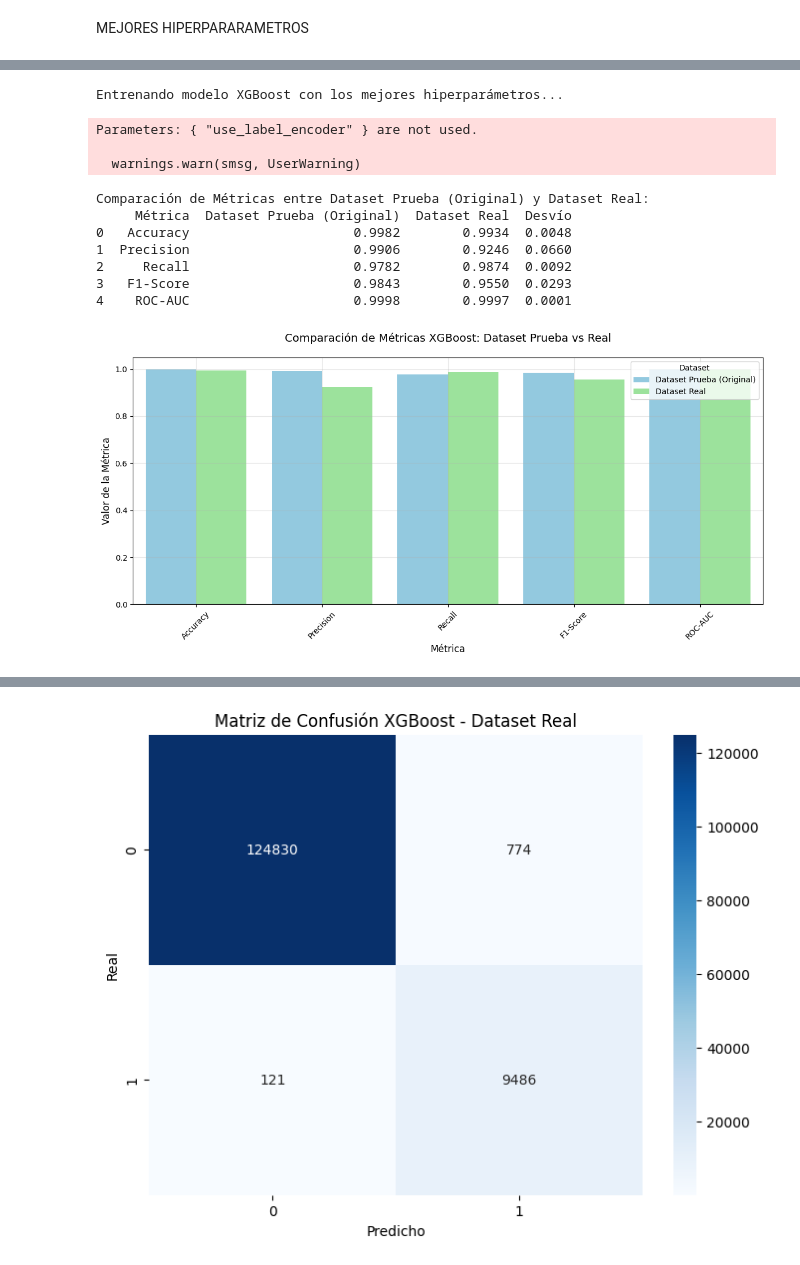
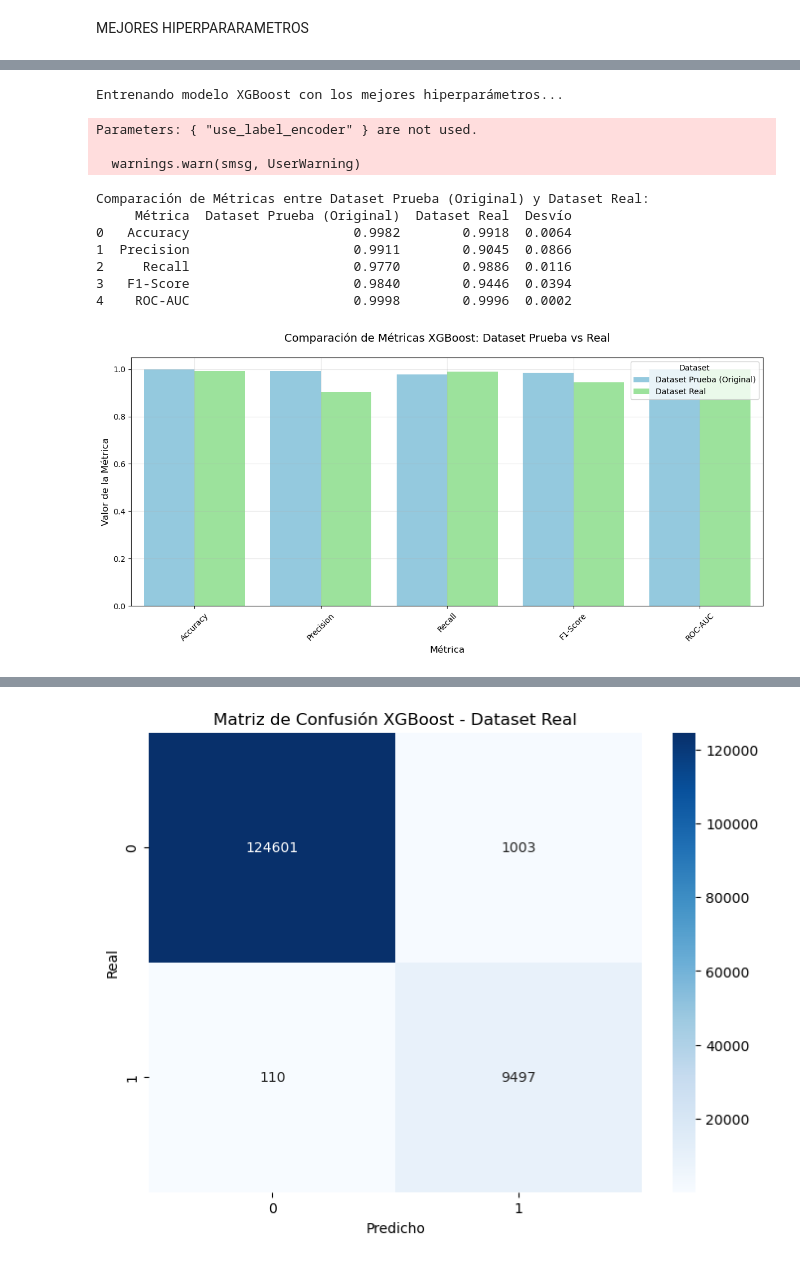
Before and after one commit to marcosrojas1990/TesisMaestriaCienciadeDatos-MarcosRojas, a Jupyter notebook: 2.4. Tesis Maestría de Ciencia de Datos - XGBoost.ipynb, the cells around one changed output, grey strips where cells are left out. Saved outputs shown, nothing was run; the diff lists cells and outputs as text; code cells hidden in the pictures.

```diff
--- a/2.4. Tesis Maestría de Ciencia de Datos - XGBoost.ipynb
+++ b/2.4. Tesis Maestría de Ciencia de Datos - XGBoost.ipynb
@@ -155,7 +230,7 @@ import xgboost as xgb
 from sklearn.metrics import roc_auc_score, precision_score, recall_score, f1_score, accuracy_score
 
 # Cargar dataset
-df_mora_prestamos = pd.read_csv('df_mora_prestamos2.csv')
+df_mora_prestamos = pd.read_csv('D:/Tesis/Definitivos/nuevo/df_mora_prestamospersonales.csv')
 
 # Separar características y variable objetivo
 X = df_mora_prestamos.drop('Morosidad', axis=1)
@@ -274,7 +335,7 @@ import xgboost as xgb
 from sklearn.metrics import roc_auc_score, precision_score, recall_score, f1_score, accuracy_score
 
 # Cargar dataset
-df_mora_prestamos = pd.read_csv('df_mora_prestamos2.csv')
+df_mora_prestamos = pd.read_csv('D:/Tesis/Definitivos/nuevo/df_mora_prestamospersonales.csv')
 
 # Separar características y variable objetivo
 X = df_mora_prestamos.drop('Morosidad', axis=1)
@@ -282,15 +343,15 @@ y = df_mora_prestamos['Morosidad']
 
 # Mejores hiperparámetros encontrados
 best_params = {
-    'subsample': 0.9,
-    'reg_lambda': 0.1,
+    'subsample': 0.8,
+    'reg_lambda': 0,
     'reg_alpha': 1.0,
-    'n_estimators': 600,
-    'min_child_weight': 5,
+    'n_estimators': 700,
+    'min_child_weight': 3,
     'max_depth': 10,
     'learning_rate': 0.1,
-    'gamma': 0,
-    'colsample_bytree': 0.6,
+    'gamma': 0.4,
+    'colsample_bytree': 0.7,
     'objective': 'binary:logistic',
     'random_state': 42,
     'use_label_encoder': False
@@ -518,8 +579,8 @@ def calcular_metricas(modelo, X, y):
     }
 
 # Cargar datasets
-df_mora_prestamos_original = pd.read_csv('df_mora_prestamos2.csv')
-nuevo_dataset = pd.read_csv('df_mora_prestamos_202401.csv')
+df_mora_prestamos_original = pd.read_csv('D:/Tesis/Definitivos/nuevo/df_mora_prestamospersonales.csv')
+nuevo_dataset = pd.read_csv('D:/Tesis/Definitivos/nuevo/df_mora_prestamospersonales_012024.csv')
 
 # Separar características y variable objetivo
 X_original = df_mora_prestamos_original.drop('Morosidad', axis=1)
@@ -538,15 +599,15 @@ X_train, X_test, y_train, y_test = train_test_split(
 
 # Configurar modelo con los mejores hiperparámetros
 best_params = {
-    'subsample': 0.9,
-    'reg_lambda': 0.1,
+    'subsample': 0.8,
+    'reg_lambda': 0,
     'reg_alpha': 1.0,
-    'n_estimators': 600,
-    'min_child_weight': 5,
+    'n_estimators': 700,
+    'min_child_weight': 3,
     'max_depth': 10,
     'learning_rate': 0.1,
-    'gamma': 0,
-    'colsample_bytree': 0.6,
+    'gamma': 0.4,
+    'colsample_bytree': 0.7,
     'objective': 'binary:logistic',
     'random_state': 42,
     'use_label_encoder': False
@@ -607,41 +668,41 @@ plt.ylabel('Real')
 plt.xlabel('Predicho')
 plt.savefig('xgboost_confusion_matrix_test.png')
 plt.show()
 
 # Matriz de confusión para nuevo dataset
 cm_nuevo = confusion_matrix(y_nuevo, modelo.predict(X_nuevo))
 plt.figure(figsize=(8, 6))
 sns.heatmap(cm_nuevo, annot=True, fmt='d', cmap='Blues')
 plt.title('Matriz de Confusión XGBoost - Dataset Real')
 plt.ylabel('Real')
 plt.xlabel('Predicho')
 plt.savefig('xgboost_confusion_matrix_real.png')
 plt.show()
 
 # Guardar resultados en CSV
 comparacion_metricas.to_csv('xgboost_comparison_results.csv', index=False)
 
 # Mostrar distribución de clases en ambos datasets
 print("\nDistribución de clases en los datasets:")
 print("\nDataset Original:")
 print(y_original.value_counts(normalize=True).round(4))
 print("\nDataset Nuevo:")
 print(y_nuevo.value_counts(normalize=True).round(4))
 # %% [output]
 Entrenando modelo XGBoost con los mejores hiperparámetros...
 Parameters: { "use_label_encoder" } are not used.
 
   warnings.warn(smsg, UserWarning)
 Comparación de Métricas entre Dataset Prueba (Original) y Dataset Real:
      Métrica  Dataset Prueba (Original)  Dataset Real  Desvío
-0   Accuracy                     0.9982        0.9934  0.0048
-1  Precision                     0.9906        0.9246  0.0660
-2     Recall                     0.9782        0.9874  0.0092
-3   F1-Score                     0.9843        0.9550  0.0293
-4    ROC-AUC                     0.9998        0.9997  0.0001
+0   Accuracy                     0.9982        0.9918  0.0064
+1  Precision                     0.9911        0.9045  0.0866
+2     Recall                     0.9770        0.9886  0.0116
+3   F1-Score                     0.9840        0.9446  0.0394
+4    ROC-AUC                     0.9998        0.9996  0.0002
-[figure, old version]
+[figure, new version]
 [figure]
-[figure, old version]
+[figure, new version]
 Distribución de clases en los datasets:
 
 Dataset Original:
```
Also changed, not shown: parts of 7 cells of this notebook.
